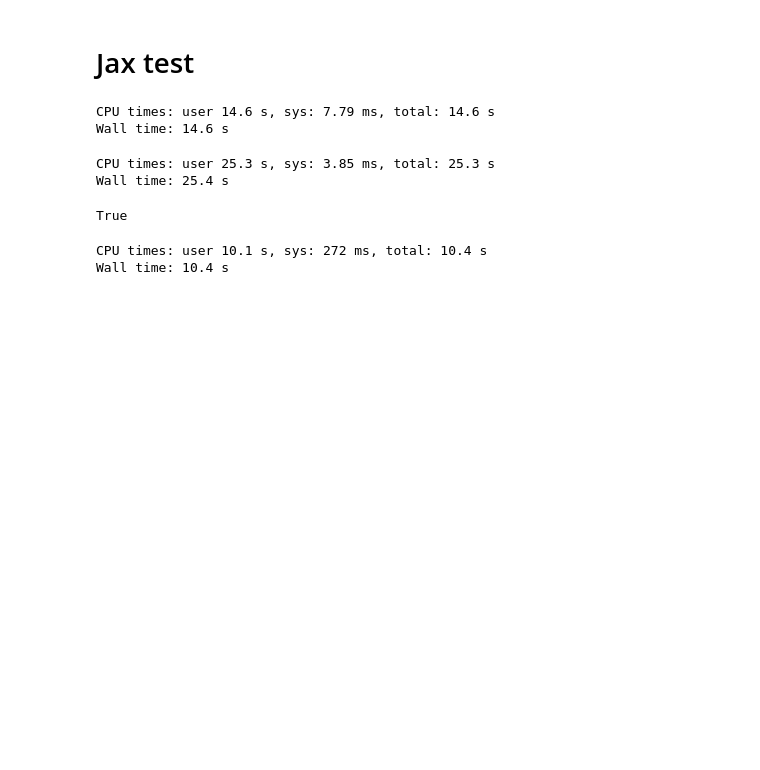
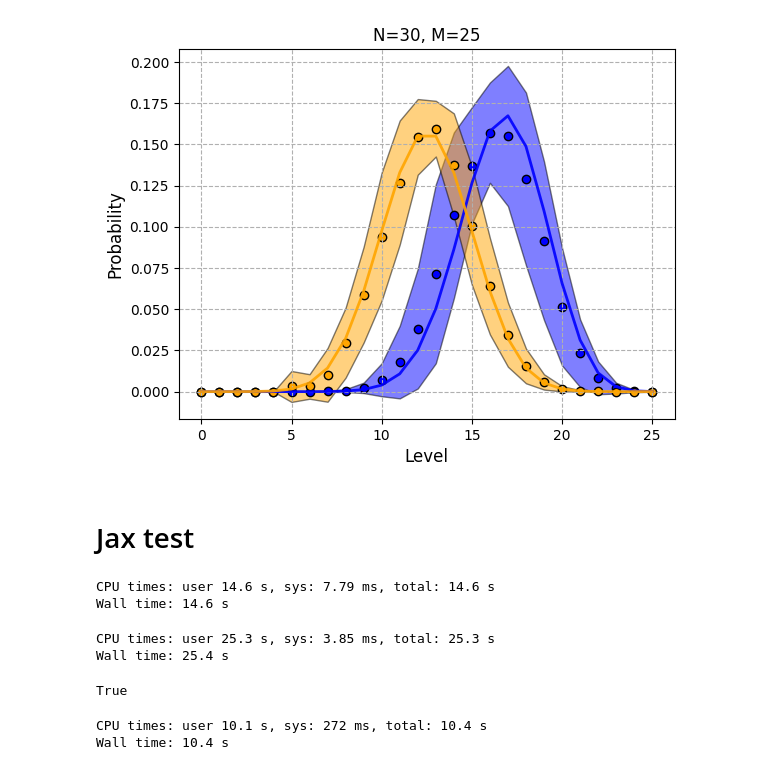
Before and after one commit to idnm/FourierVQA, a Jupyter notebook: experiments.ipynb, the cells around one changed output. Cells and saved outputs as stored; diff of their text form; code cells hidden in the pictures; blank space fills up the shorter version.

Commit message:
Good progress. Estimation of non-zero terms alone looks very unreliable. Estimation of computation nodes looks wrong. Maybe the are assigned wrong probabilities.

```diff
--- a/experiments.ipynb
+++ b/experiments.ipynb
@@ -18,3 +18,19 @@ import networkx as nx
 from jax import jit, vmap
 import random as rnd
 import jax.numpy as jnp
+# %%
+%%time
+
+num_qubits = 30
+num_paulis = 25
+num_samples = 30
+
+np.random.seed(42)
+seeds = np.random.randint(0, 2**32, num_samples)
+
+fourier_stats_samples = []
+
+for seed in tqdm(seeds):
+    fourier_computation = FourierExpansionVQA.random(num_qubits, num_paulis, seed)
+    fourier_computation.compute(check_admissible=False, verbose=False)
+    fourier_stats_samples.append(fourier_computation.stats())
@@ -21,3 +40,8 @@ import jax.numpy as jnp
+# %%
+FourierStats.plot_several(fourier_stats_samples)
+plt.title(f'N={num_qubits}, M={num_paulis}');
+# %% [output]
+[figure, added]
 # %% [markdown]
 # Jax test
 # %%
```
Also changed, not shown: parts of 1 cell of this notebook, 4 other files.
